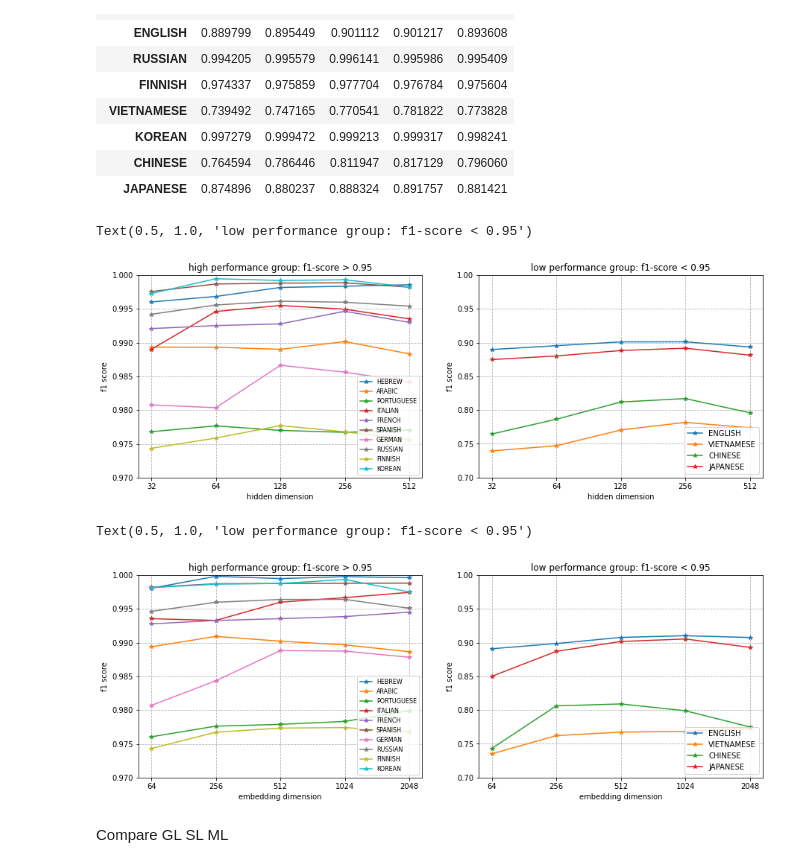
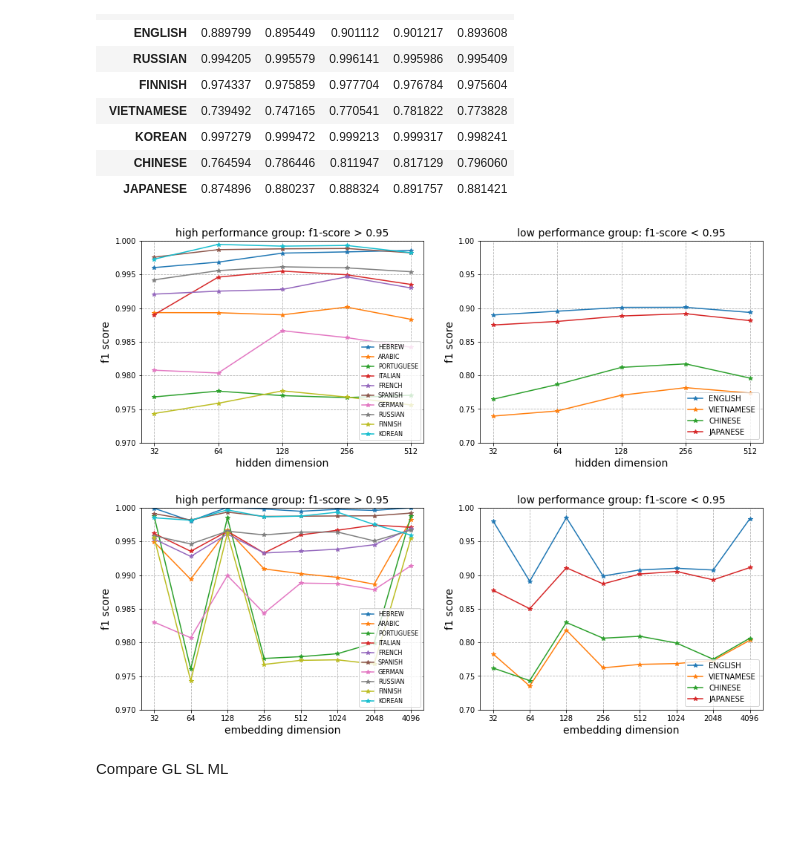
Before and after one commit to wuqi0704/MasterThesis_Tokenization, a Jupyter notebook: flair/plots.ipynb, the cells around one changed output. Drawn from its saved outputs; the diff is of its cells as text; code cells hidden in the pictures; blank space fills up the shorter version.

```diff
--- a/flair/plots.ipynb
+++ b/flair/plots.ipynb
@@ -29,7 +29,7 @@ DF
 # %%
 import matplotlib.pyplot as plt
 fig,ax = plt.subplots(1,2,figsize=(15,5))
-# for i in [32,64,128,256,512]:
+
 x = np.array(DF.columns).astype(str)
 for lan in list(DF.index):
     if (DF.loc[lan,:] > 0.95).sum() == 5:
@@ -40,42 +40,43 @@ ax[0].legend(loc=4,fontsize=8);ax[0].grid(True,linestyle='--')
 ax[1].legend(loc=4,fontsize=10);ax[1].grid(True,linestyle='--')
 ax[0].set_ylim(0.97,1.0)
 ax[1].set_ylim(0.70,1.0)
-ax[0].set_xlabel('hidden dimension'); ax[0].set_ylabel('f1 score')
-ax[1].set_xlabel('hidden dimension'); ax[1].set_ylabel('f1 score')
-ax[0].set_title('high performance group: f1-score > 0.95');ax[1].set_title('low performance group: f1-score < 0.95')
+ax[0].set_xlabel('hidden dimension',fontsize=14); ax[0].set_ylabel('f1 score',fontsize=14)
+ax[1].set_xlabel('hidden dimension',fontsize=14); ax[1].set_ylabel('f1 score',fontsize=14)
+ax[0].set_title('high performance group: f1-score > 0.95',fontsize=14);ax[1].set_title('low performance group: f1-score < 0.95',fontsize=14)
+fig.savefig('hidden.png')
 # %% [output]
-Text(0.5, 1.0, 'low performance group: f1-score < 0.95')
-[figure, old version]
+[figure, new version]
 # %%
 import pandas as pd
 df = []
-for i in [64,256,512,1024,2048]:
+for i in [32,64,128,256,512,1024,2048,4096]:
     df.append(pd.read_csv(f"/Users/qier/MasterThesis_Tokenization/results/2_e{i}.csv").rename(columns={'Unnamed: 0':'language'})[['language','F1-score']])
 
-frames = [df[0],df[1]['F1-score'],df[2]['F1-score'],df[3]['F1-score'],df[4]['F1-score']]
+frames = [df[0],df[1]['F1-score'],df[2]['F1-score'],df[3]['F1-score'],df[4]['F1-score'],df[5]['F1-score'],df[6]['F1-score'],df[7]['F1-score']]
 DF = pd.concat(frames,axis=1)
 DF = DF.set_index('language')
-DF.columns = [64,256,512,1024,2048]
+DF.columns = [32,64,128,256,512,1024,2048,4096]
 # %%
 import matplotlib.pyplot as plt
 fig,ax = plt.subplots(1,2,figsize=(15,5))
 
 x = np.array(DF.columns).astype(str)
 for lan in list(DF.index):
-    if (DF.loc[lan,:] > 0.95).sum() == 5:
+    if (DF.loc[lan,:] > 0.95).sum() == 8:
         ax[0].plot(x,DF.loc[lan,:],'-*',label = lan)
     else:
         ax[1].plot(x,DF.loc[lan,:],'-*',label = lan)
 ax[0].legend(loc=4,fontsize=8);ax[0].grid(True,linestyle='--')
 ax[1].legend(loc=4,fontsize=10);ax[1].grid(True,linestyle='--')
 ax[0].set_ylim(0.97,1.0)
 ax[1].set_ylim(0.70,1.0)
-ax[0].set_xlabel('embedding dimension'); ax[0].set_ylabel('f1 score')
-ax[1].set_xlabel('embedding dimension'); ax[1].set_ylabel('f1 score')
-ax[0].set_title('high performance group: f1-score > 0.95');ax[1].set_title('low performance group: f1-score < 0.95')
+ax[0].set_xlabel('embedding dimension',fontsize=14); ax[0].set_ylabel('f1 score',fontsize=14)
+ax[1].set_xlabel('embedding dimension',fontsize=14); ax[1].set_ylabel('f1 score',fontsize=14)
+ax[0].set_title('high performance group: f1-score > 0.95',fontsize=14);ax[1].set_title('low performance group: f1-score < 0.95',fontsize=14)
+
+plt.savefig('embedding.png')
 # %% [output]
-Text(0.5, 1.0, 'low performance group: f1-score < 0.95')
-[figure, old version]
+[figure, new version]
 # %% [markdown]
 Compare GL SL ML
 # %%
```
Also changed, not shown: 5 other files.
